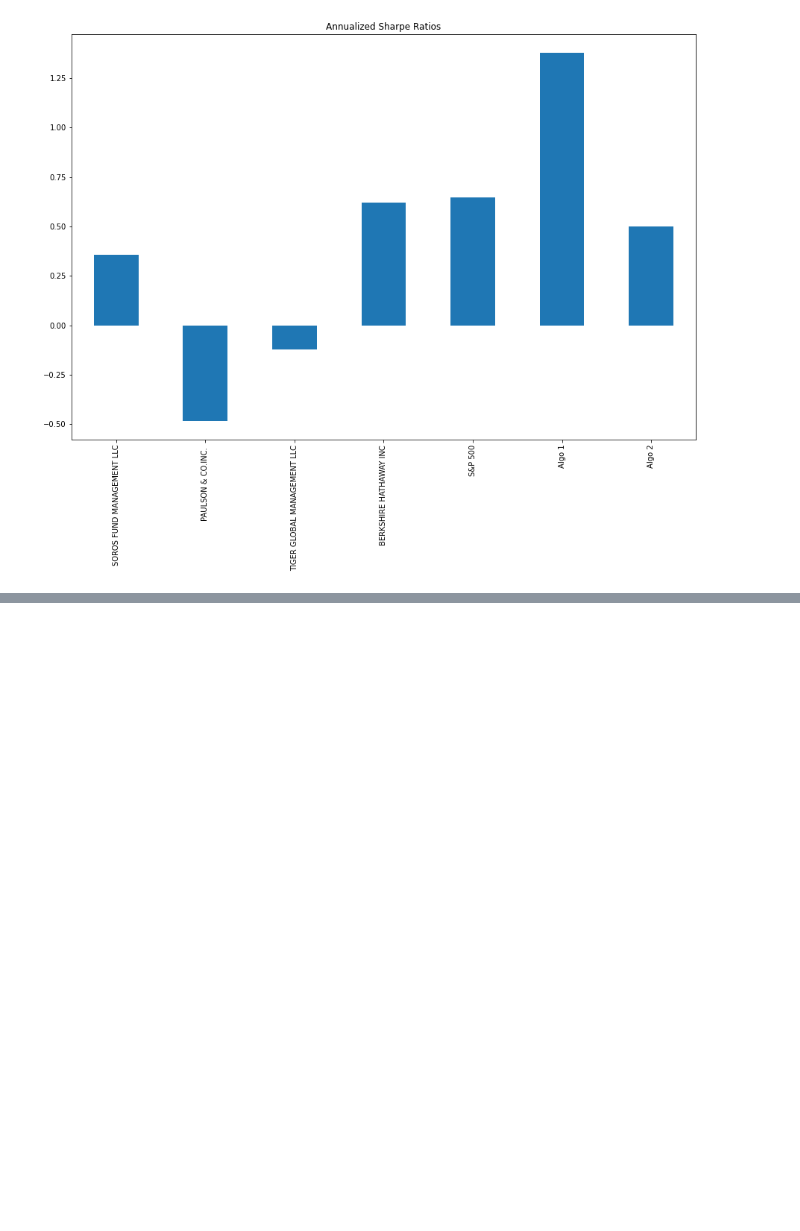
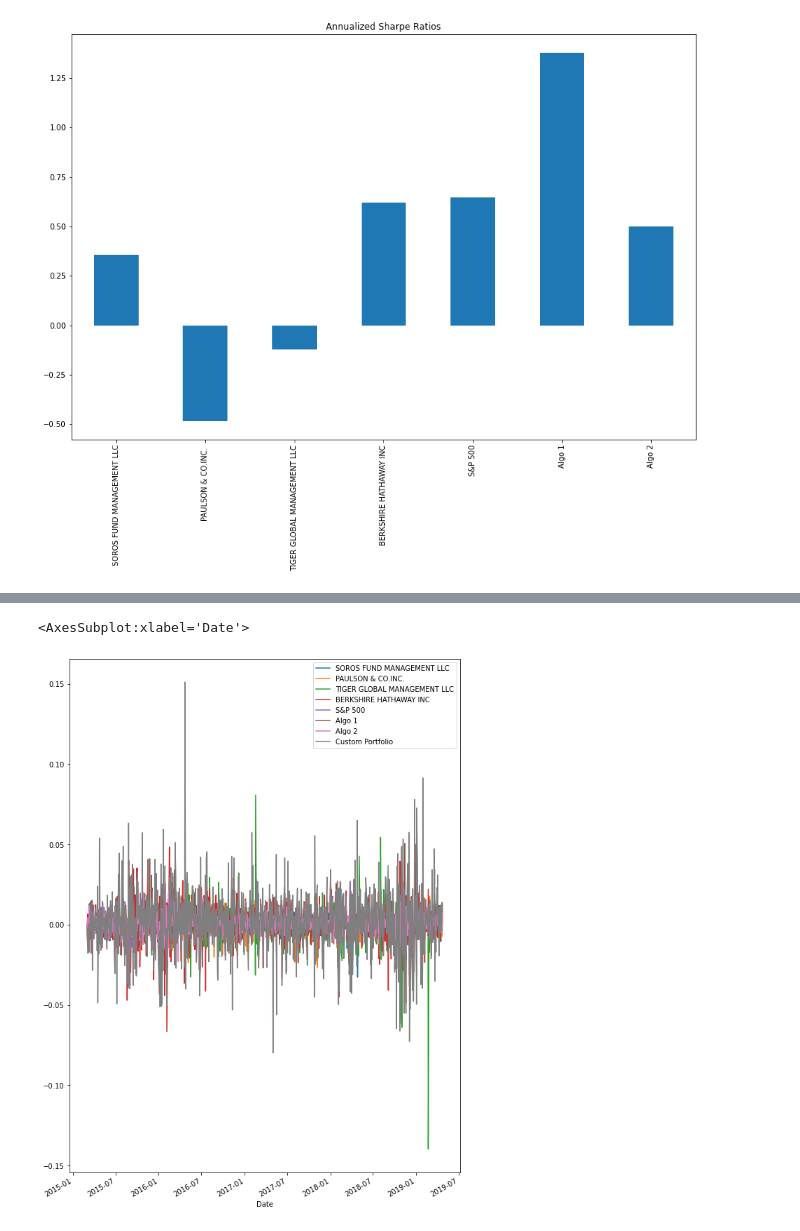
Before and after one commit to seldomwind/stockanalysis-portfolio, a Jupyter notebook: data_analysis.ipynb, the cells around one changed output, grey strips where cells are left out. Drawn from its saved outputs; the diff is of its cells as text; code cells hidden in the pictures; blank space fills up the shorter version.

Commit message:
finished needs to be cleaned

```diff
--- a/data_analysis.ipynb
+++ b/data_analysis.ipynb
@@ -162,0 +164,11 @@ annu_sharpe.plot(kind= "bar", figsize =(15,10), title = "Annualized Sharpe Ratio
+# %%
+#     "# Create Custom Portfolio\n",
+#     "In this section, you will build your own portfolio of stocks, calculate the returns, and compare the results to the Whale Portfolios and the S&P 500. \n",
+#     "1. Choose 3-5 custom stocks with at least 1 year's worth of historic prices and create a DataFrame of the closing prices and dates for each stock.\n",
+scope = ['https://spreadsheets.google.com/feeds']
+credentials = ServiceAccountCredentials.from_json_keyfile_name('./service_cred.json', scope)
+gc = gspread.authorize(credentials)
+spreadsheet_key = '1M1dnm5a9dyGdc5Mb4DMd2KgI_OXaHaCrWFggfDu3axA'
+book = gc.open_by_key(spreadsheet_key)
+worksheet = book.worksheet("AMZN")
+table = worksheet.get_all_values()
@@ -162,0 +205,5 @@ annu_sharpe.plot(kind= "bar", figsize =(15,10), title = "Annualized Sharpe Ratio
+# %%
+#     "# Calculate daily returns\n",
+
+portfolio_df = google_df.pct_change()
+portfolio_df.head()
@@ -162,0 +218,9 @@ annu_sharpe.plot(kind= "bar", figsize =(15,10), title = "Annualized Sharpe Ratio
+# %%
+#     "2. Calculate the weighted returns for the portfolio assuming an equal number of shares for each stock\n",
+#     "## Calculate the weighted returns for the portfolio assuming an equal number of shares for each stock"
+#     "# Set weights\n",
+#     "weights = [1/3, 1/3, 1/3]\n",
+weights = [1/3, 1/3, 1/3]
+weighted_returns = portfolio_df.dot(weights)
+#     "# Display sample data\n"
+weighted_returns.head()
@@ -162,0 +235,5 @@ annu_sharpe.plot(kind= "bar", figsize =(15,10), title = "Annualized Sharpe Ratio
+# %%
+#iloc[:,0] gives position of first column, .rename() needed to give the series a name, .to_frame() need to convert series to df for integration
+# .iloc[:,0].rename('Custom Portfolio').to_frame()
+to_frame = weighted_returns.to_frame()
+to_frame.columns =["Custom Portfolio"]
@@ -162,0 +256,12 @@ annu_sharpe.plot(kind= "bar", figsize =(15,10), title = "Annualized Sharpe Ratio
+# %%
+#join and clean data of null values
+fin_df = df_combined.join(to_frame, how='outer', rsuffix='_3')
+
+#     "# Only compare dates where return data exists for all the stocks (drop NaNs)\n"
+fin_df.dropna(inplace=True)
+
+#  "4. Re-run the performance and risk analysis with your portfolio to see how it compares to the others\n",
+fin_df.plot(figsize=(10,15))
+# %% [output]
+<AxesSubplot:xlabel='Date'>
+[figure, added]
```
Also changed, not shown: parts of 15 cells of this notebook, 1 other file.
